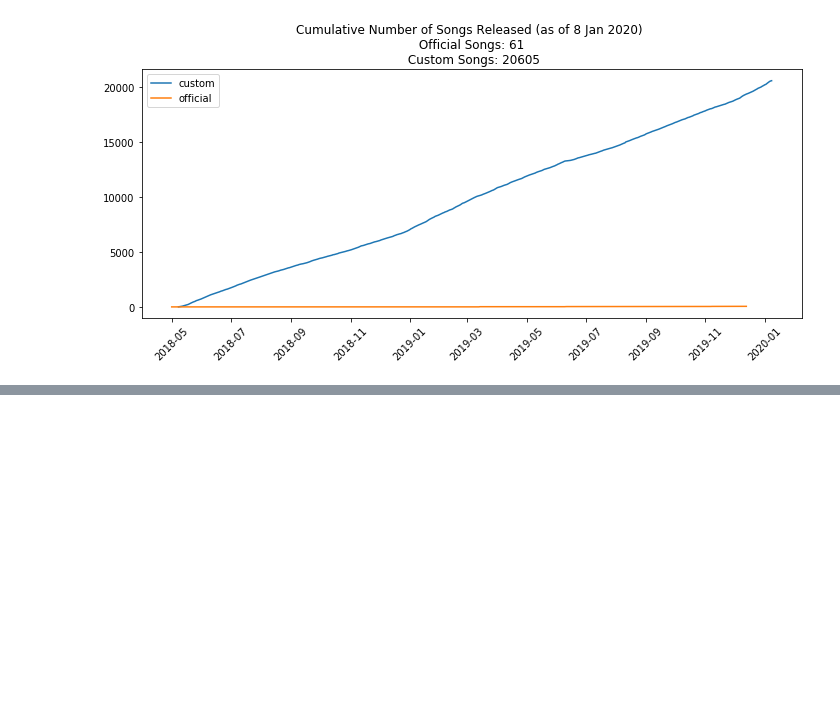
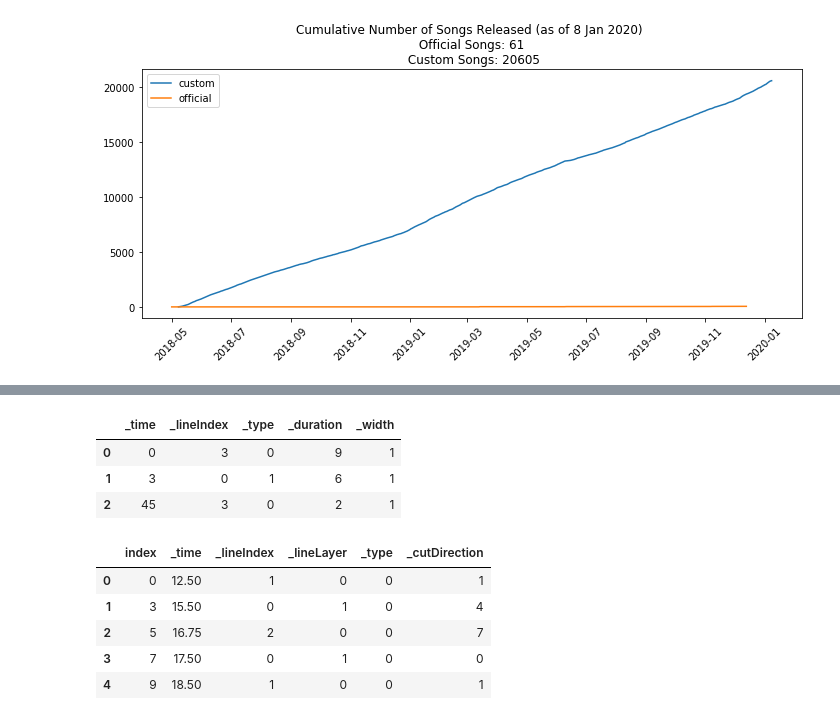
Before and after one commit to wvsharber/BeatMapSynthesizer, a Jupyter notebook: data_gathering_processing.ipynb, the cells around one changed output, grey strips where cells are left out. Cells and saved outputs as stored; diff of their text form; code cells hidden in the pictures; blank space fills up the shorter version.

```diff
--- a/data_gathering_processing.ipynb
+++ b/data_gathering_processing.ipynb
@@ -282,0 +421,3 @@ plt.savefig('Figure1_CumulativeSongsReleased.png', dpi = 200);
+# %%
+with open('info.dat', 'rb') as i:
+        info = json.load(i)
@@ -282,0 +444,3 @@ plt.savefig('Figure1_CumulativeSongsReleased.png', dpi = 200);
+# %%
+with open('ExpertPlusStandard.dat', 'rb') as f:
+    map_file = json.load(f)
@@ -282,0 +469,2 @@ plt.savefig('Figure1_CumulativeSongsReleased.png', dpi = 200);
+# %%
+notes = pd.DataFrame.from_dict(map_file['_notes'])
@@ -282,0 +473,2 @@ plt.savefig('Figure1_CumulativeSongsReleased.png', dpi = 200);
+# %%
+notes_0 = notes[notes['_type']==0].reset_index()
@@ -282,0 +492,16 @@ plt.savefig('Figure1_CumulativeSongsReleased.png', dpi = 200);
+# %%
+obstacles.head()
+# %% [output]
+|  | _time | _lineIndex | _type | _duration | _width |
+| 0 | 0 | 3 | 0 | 9 | 1 |
+| 1 | 3 | 0 | 1 | 6 | 1 |
+| 2 | 45 | 3 | 0 | 2 | 1 |
+# %%
+notes_0.head()
+# %% [output]
+|  | index | _time | _lineIndex | _lineLayer | _type | _cutDirection |
+| 0 | 0 | 12.50 | 1 | 0 | 0 | 1 |
+| 1 | 3 | 15.50 | 0 | 1 | 0 | 4 |
+| 2 | 5 | 16.75 | 2 | 0 | 0 | 7 |
+| 3 | 7 | 17.50 | 0 | 1 | 0 | 0 |
+| 4 | 9 | 18.50 | 1 | 0 | 0 | 1 |
```
Also changed, not shown: parts of 20 cells of this notebook, 1 other file.
